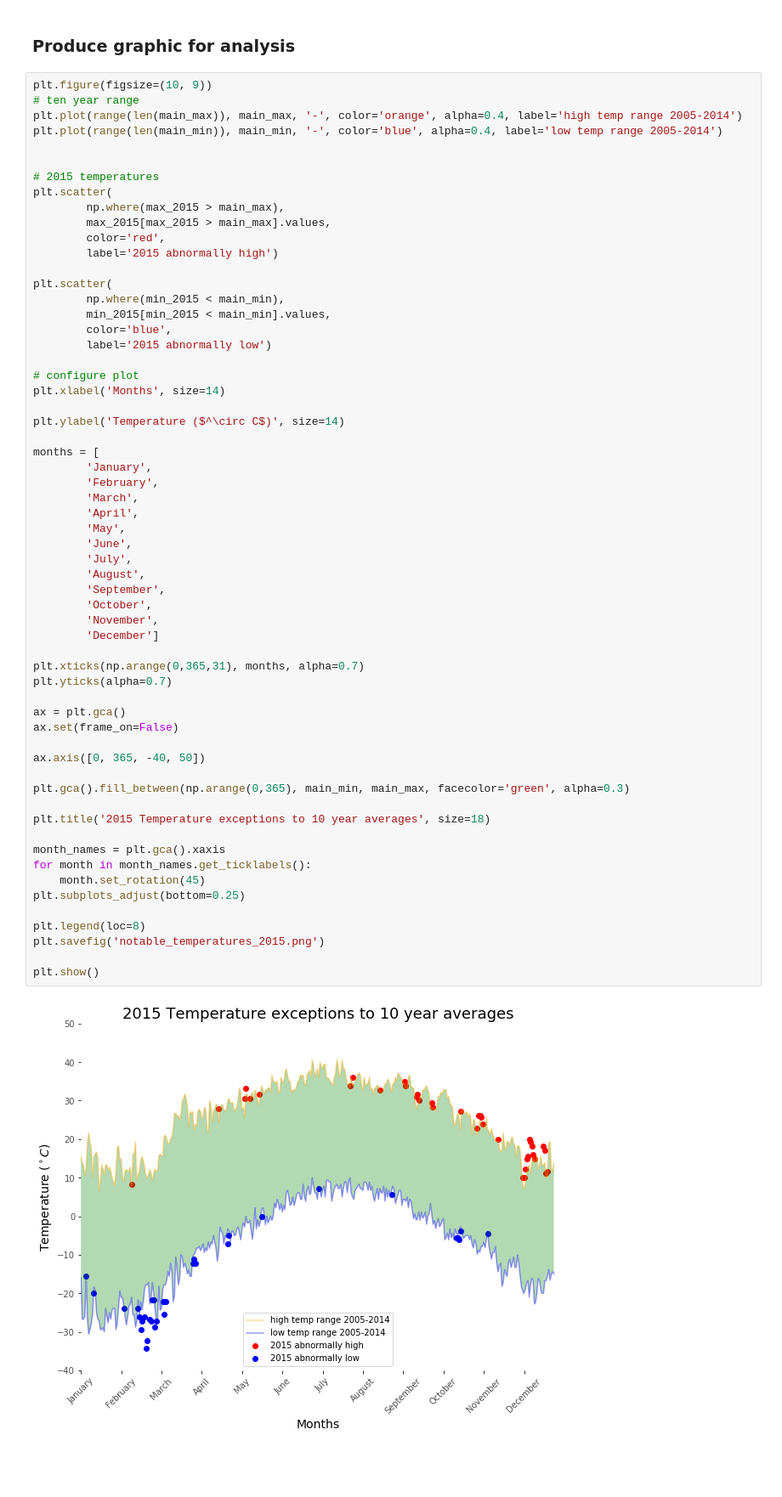
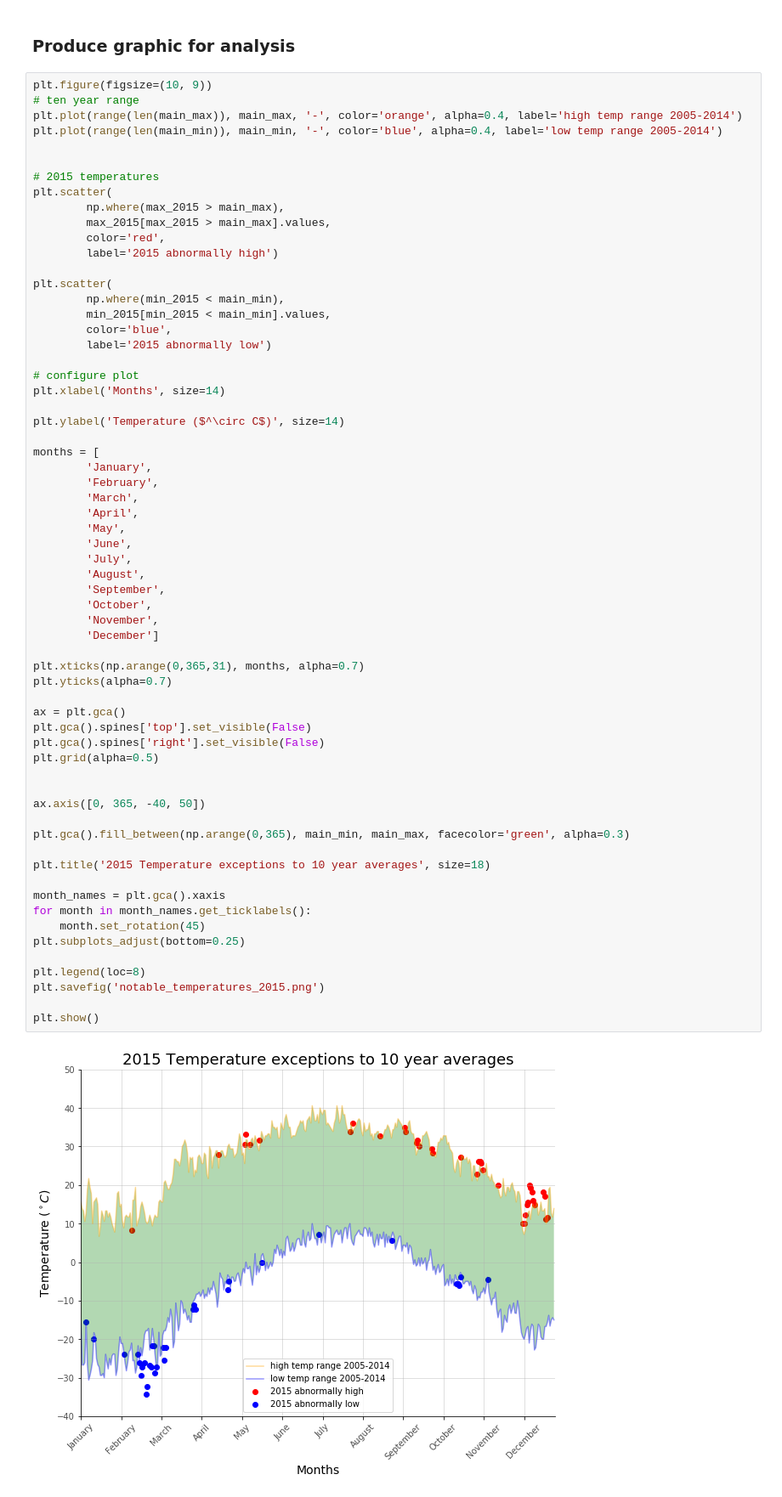
Before and after one commit to Cameron-Grams/Example_One, a Jupyter notebook: Example1.ipynb, the cells around one changed output. Shown: that part at 85% size. Cells and saved outputs as stored; diff of their text form; blank space fills up the shorter version.

Commit message:
improved the grid for clarity

```diff
--- a/Example1.ipynb
+++ b/Example1.ipynb
@@ -99,32 +99,35 @@ months = [
         'May',
         'June',
         'July',
         'August',
         'September',
         'October',
         'November',
         'December']
 
 plt.xticks(np.arange(0,365,31), months, alpha=0.7)
 plt.yticks(alpha=0.7)
 
 ax = plt.gca()
-ax.set(frame_on=False)
+plt.gca().spines['top'].set_visible(False)
+plt.gca().spines['right'].set_visible(False)
+plt.grid(alpha=0.5)
+
 
 ax.axis([0, 365, -40, 50])
 
 plt.gca().fill_between(np.arange(0,365), main_min, main_max, facecolor='green', alpha=0.3)
 
 plt.title('2015 Temperature exceptions to 10 year averages', size=18)
 
 month_names = plt.gca().xaxis
 for month in month_names.get_ticklabels():
     month.set_rotation(45)
 plt.subplots_adjust(bottom=0.25)
 
 plt.legend(loc=8)
 plt.savefig('notable_temperatures_2015.png')
 
 plt.show()
 # %% [output]
-[figure, old version]
+[figure, new version]
```
Also changed, not shown: 1 other file.
